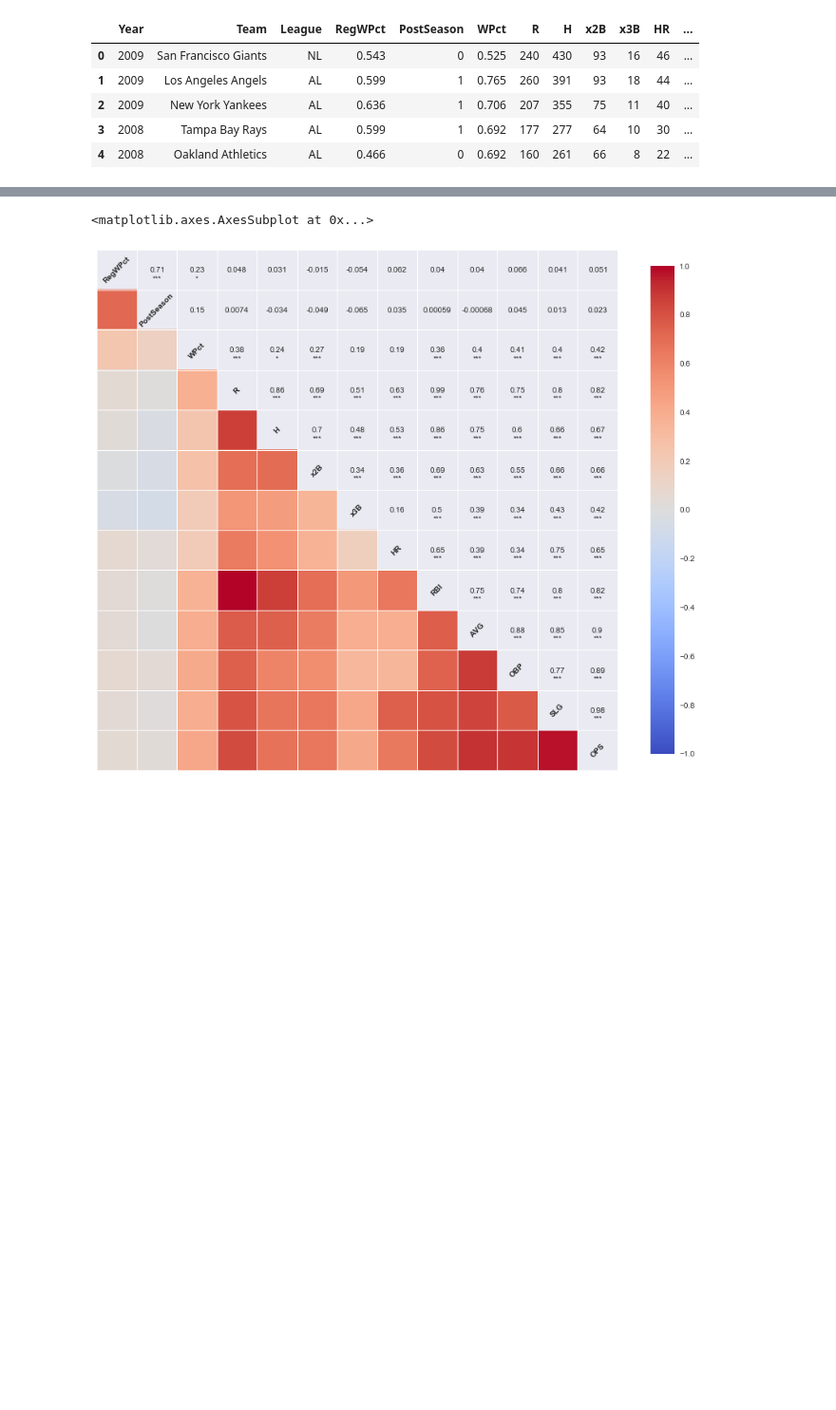
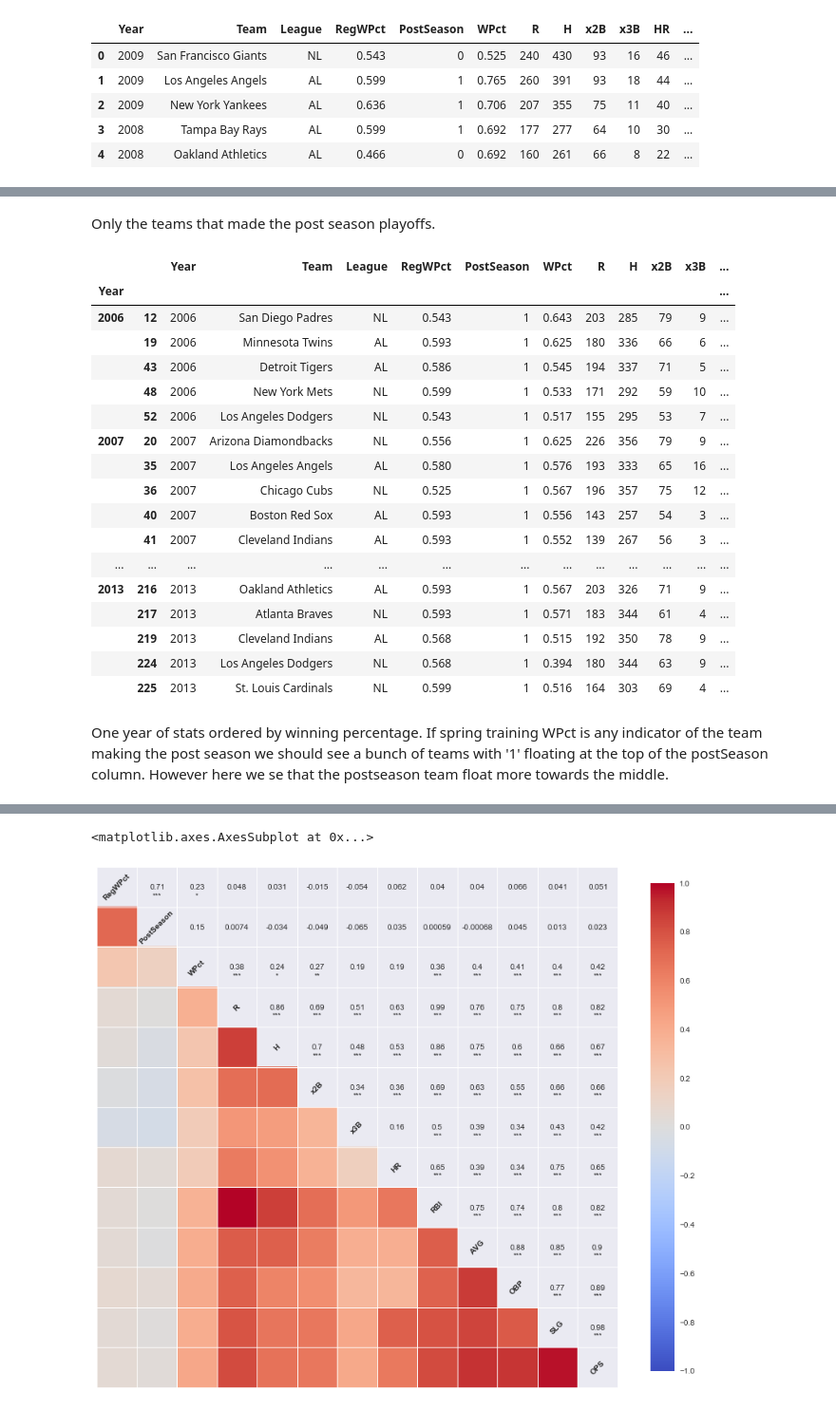
Before and after one commit to mgolafshar/baseball_project, a Jupyter notebook: Baseball Analysis.ipynb, the cells around one changed output, grey strips where cells are left out. Shown at 95% size. Cells and saved outputs as stored; diff of their text form; code cells hidden in the pictures; blank space fills up the shorter version.

```diff
--- a/Baseball Analysis.ipynb
+++ b/Baseball Analysis.ipynb
@@ -136,0 +133,3 @@ bb.head()
+# %%
+psMask1 = bb.PostSeason == 1
+psMask0 = bb.PostSeason == 0
@@ -136,0 +192,26 @@ bb.head()
+# %% [markdown]
+Only the teams that made the post season playoffs.
+# %%
+winnerByYear = bb[psMask1].groupby('Year')
+winnerByYear.head()
+# %% [output]
+|  |  | Year | Team | League | RegWPct | PostSeason | WPct | R | H | x2B | x3B | ... |
+| Year |  |  |  |  |  |  |  |  |  |  |  | ... |
+| 2006 | 12 | 2006 | San Diego Padres | NL | 0.543 | 1 | 0.643 | 203 | 285 | 79 | 9 | ... |
+|  | 19 | 2006 | Minnesota Twins | AL | 0.593 | 1 | 0.625 | 180 | 336 | 66 | 6 | ... |
+|  | 43 | 2006 | Detroit Tigers | AL | 0.586 | 1 | 0.545 | 194 | 337 | 71 | 5 | ... |
+|  | 48 | 2006 | New York Mets | NL | 0.599 | 1 | 0.533 | 171 | 292 | 59 | 10 | ... |
+|  | 52 | 2006 | Los Angeles Dodgers | NL | 0.543 | 1 | 0.517 | 155 | 295 | 53 | 7 | ... |
+| 2007 | 20 | 2007 | Arizona Diamondbacks | NL | 0.556 | 1 | 0.625 | 226 | 356 | 79 | 9 | ... |
+|  | 35 | 2007 | Los Angeles Angels | AL | 0.580 | 1 | 0.576 | 193 | 333 | 65 | 16 | ... |
+|  | 36 | 2007 | Chicago Cubs | NL | 0.525 | 1 | 0.567 | 196 | 357 | 75 | 12 | ... |
+|  | 40 | 2007 | Boston Red Sox | AL | 0.593 | 1 | 0.556 | 143 | 257 | 54 | 3 | ... |
+|  | 41 | 2007 | Cleveland Indians | AL | 0.593 | 1 | 0.552 | 139 | 267 | 56 | 3 | ... |
+| ... | ... | ... | ... | ... | ... | ... | ... | ... | ... | ... | ... | ... |
+| 2013 | 216 | 2013 | Oakland Athletics | AL | 0.593 | 1 | 0.567 | 203 | 326 | 71 | 9 | ... |
+|  | 217 | 2013 | Atlanta Braves | NL | 0.593 | 1 | 0.571 | 183 | 344 | 61 | 4 | ... |
+|  | 219 | 2013 | Cleveland Indians | AL | 0.568 | 1 | 0.515 | 192 | 350 | 78 | 9 | ... |
+|  | 224 | 2013 | Los Angeles Dodgers | NL | 0.568 | 1 | 0.394 | 180 | 344 | 63 | 9 | ... |
+|  | 225 | 2013 | St. Louis Cardinals | NL | 0.599 | 1 | 0.516 | 164 | 303 | 69 | 4 | ... |
+# %% [markdown]
+One year of stats ordered by winning percentage. If spring training WPct is any indicator of the team making the post season we should see a bunch of teams with '1' floating at the top of the postSeason column. However here we se that the postseason team float more towards the middle.
```
Also changed, not shown: parts of 35 cells of this notebook.
